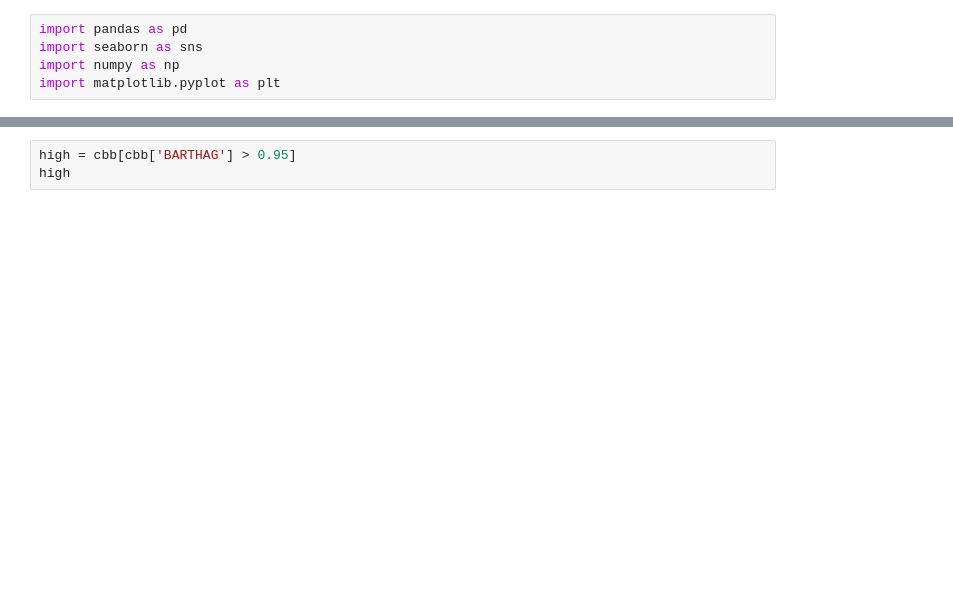
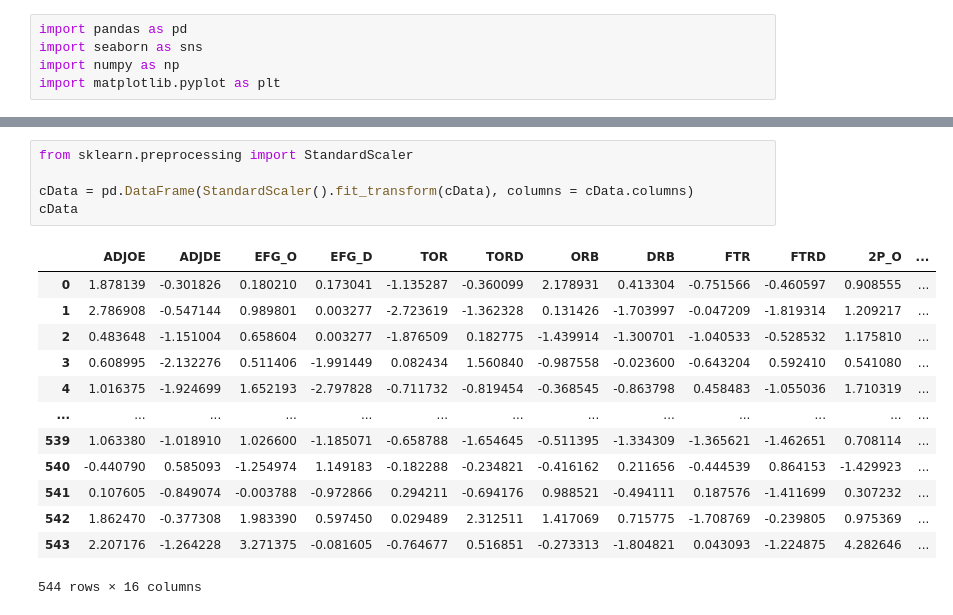
Before and after one commit to shaverm96/Group5Project, a Jupyter notebook: Final.ipynb, the cells around one changed output, grey strips where cells are left out. Saved outputs shown, nothing was run; the diff lists cells and outputs as text; blank space fills up the shorter version.

```diff
--- a/Final.ipynb
+++ b/Final.ipynb
@@ -60,3 +111,19 @@ sns.heatmap(correlation,  vmin=-1, vmax=1, annot=True)
-# %%
-high = cbb[cbb['BARTHAG'] > 0.95]
-high
+# %%
+from sklearn.preprocessing import StandardScaler
+
+cData = pd.DataFrame(StandardScaler().fit_transform(cData), columns = cData.columns)
+cData
+# %% [output]
+|  | ADJOE | ADJDE | EFG_O | EFG_D | TOR | TORD | ORB | DRB | FTR | FTRD | 2P_O | ... |
+| 0 | 1.878139 | -0.301826 | 0.180210 | 0.173041 | -1.135287 | -0.360099 | 2.178931 | 0.413304 | -0.751566 | -0.460597 | 0.908555 | ... |
+| 1 | 2.786908 | -0.547144 | 0.989801 | 0.003277 | -2.723619 | -1.362328 | 0.131426 | -1.703997 | -0.047209 | -1.819314 | 1.209217 | ... |
+| 2 | 0.483648 | -1.151004 | 0.658604 | 0.003277 | -1.876509 | 0.182775 | -1.439914 | -1.300701 | -1.040533 | -0.528532 | 1.175810 | ... |
+| 3 | 0.608995 | -2.132276 | 0.511406 | -1.991449 | 0.082434 | 1.560840 | -0.987558 | -0.023600 | -0.643204 | 0.592410 | 0.541080 | ... |
+| 4 | 1.016375 | -1.924699 | 1.652193 | -2.797828 | -0.711732 | -0.819454 | -0.368545 | -0.863798 | 0.458483 | -1.055036 | 1.710319 | ... |
+| ... | ... | ... | ... | ... | ... | ... | ... | ... | ... | ... | ... | ... |
+| 539 | 1.063380 | -1.018910 | 1.026600 | -1.185071 | -0.658788 | -1.654645 | -0.511395 | -1.334309 | -1.365621 | -1.462651 | 0.708114 | ... |
+| 540 | -0.440790 | 0.585093 | -1.254974 | 1.149183 | -0.182288 | -0.234821 | -0.416162 | 0.211656 | -0.444539 | 0.864153 | -1.429923 | ... |
+| 541 | 0.107605 | -0.849074 | -0.003788 | -0.972866 | 0.294211 | -0.694176 | 0.988521 | -0.494111 | 0.187576 | -1.411699 | 0.307232 | ... |
+| 542 | 1.862470 | -0.377308 | 1.983390 | 0.597450 | 0.029489 | 2.312511 | 1.417069 | 0.715775 | -1.708769 | -0.239805 | 0.975369 | ... |
+| 543 | 2.207176 | -1.264228 | 3.271375 | -0.081605 | -0.764677 | 0.516851 | -0.273313 | -1.804821 | 0.043093 | -1.224875 | 4.282646 | ... |
+544 rows × 16 columns
```
Also changed, not shown: parts of 17 cells of this notebook.
